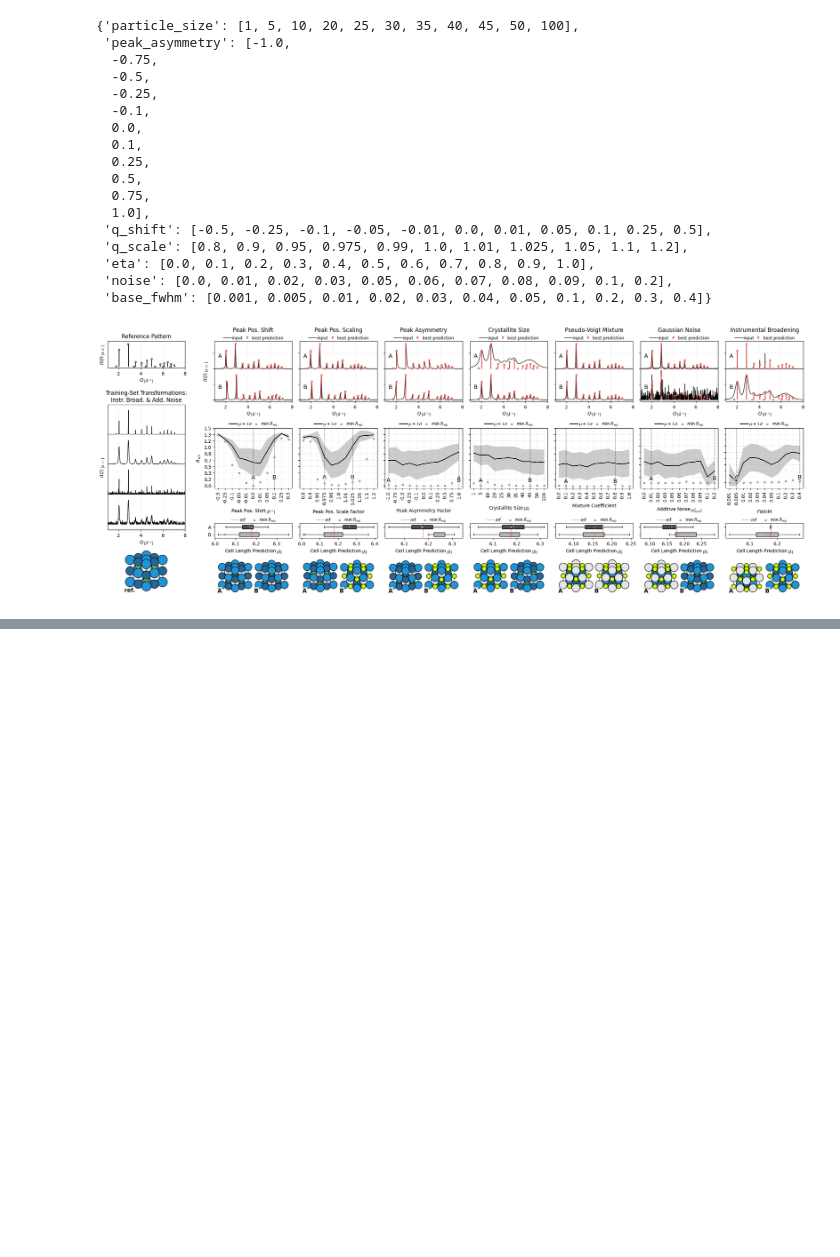
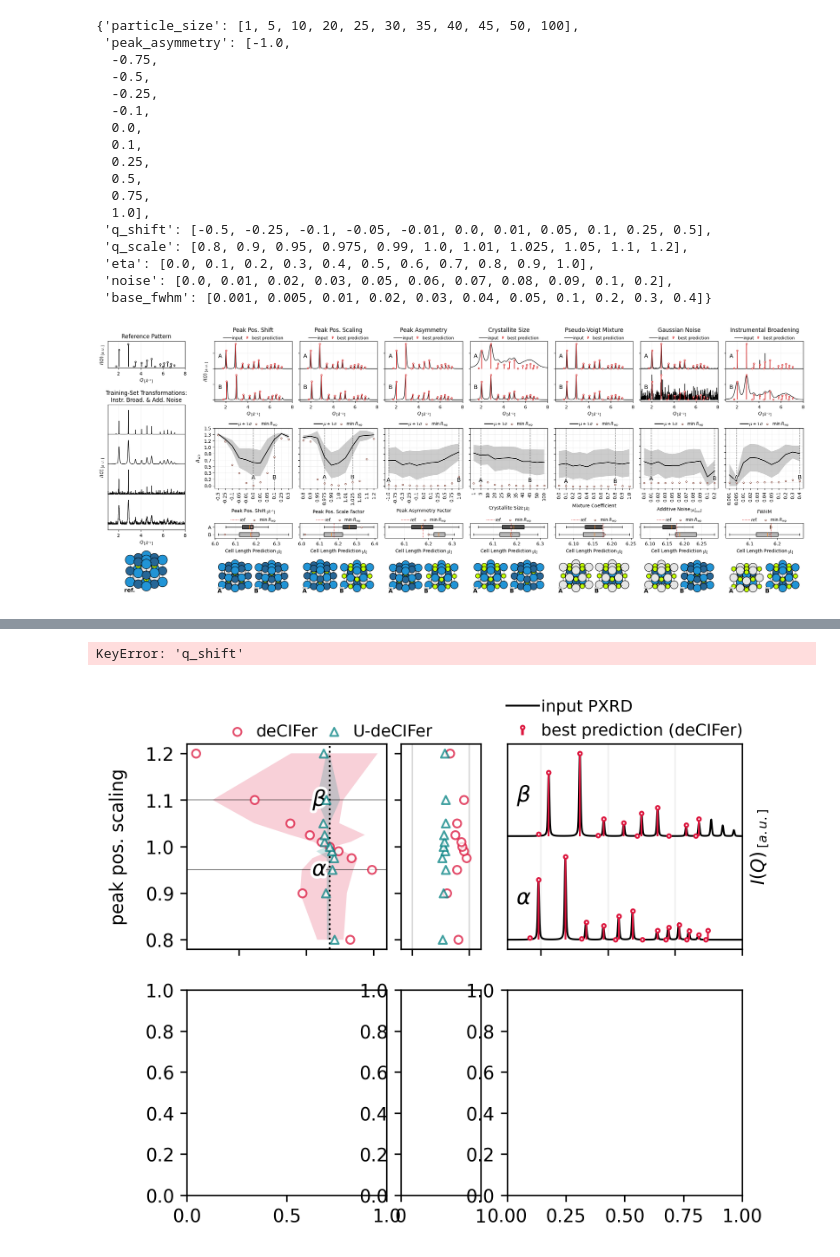
Before and after one commit to FrederikLizakJohansen/deCIFer, a Jupyter notebook: notebooks/ablation_final.ipynb, the cells around one changed output, grey strips where cells are left out. Saved outputs shown, nothing was run; the diff lists cells and outputs as text; code cells hidden in the pictures; blank space fills up the shorter version.

```diff
--- a/notebooks/ablation_final.ipynb
+++ b/notebooks/ablation_final.ipynb
@@ -820,0 +831,17 @@ plt.show()
+# %%
+# Load data
+#with open('../ablation_results_cubic_crystal_params_comp_2.pkl', "rb") as f:
+
+size_tag = 'xlarge'
+crystal_tag = 'cubic'
+constraint = 'comp'
+
+with open(f'../ablation_scaling_asymmetry_size_noise_{crystal_tag}_particle_size_{constraint}_new_{size_tag}.pkl', "rb") as f:
+    data = pickle.load(f)
+results_o = data["results"]
+default_params_dict = data["config"]["default_params_dict"]
+
+with open(f'../ablation_scaling_asymmetry_size_noise_{crystal_tag}_particle_size_{constraint}_new_{size_tag}_nocond.pkl', "rb") as f:
+    data = pickle.load(f)
+uresults_o = data["results"]
+udefault_params_dict = data["config"]["default_params_dict"]
@@ -820,0 +2212,61 @@ plt.show()
+# %%
+param_keys = [
+    {
+        "key": "q_scale",
+        "title": "peak pos. scaling",
+        "xlabel": "peak pos. scaling",
+        "unit": "",
+        "example_1_idx": 2,
+        "example_2_idx": 9,
+        "example_none_idx": 5,
+        "param_symbol_top": r"$\rhd\lhd$",
+        "param_symbol_top_rot": 0,
+        "param_symbol_bot": r"$\lhd\;\rhd$",
+        "param_symbol_bot_rot": 0,
+        "param_symbol_size": 12
+    },
+    {
+        "key": "q_shift",
+        "title": "Peak Pos. Shift",
+        "xlabel": "Peak Pos. Shift",
+        "unit": r"$_{\;[Å^{-1}]}$",
+        "example_1_idx": 2,
+        "example_2_idx": 8,
+        "example_none_idx": 5,
+        "param_symbol_top": r"$\lhd\lhd$",
+        "param_symbol_top_rot": 0,
+        "param_symbol_bot": r"$\rhd\rhd$",
+        "param_symbol_bot_rot": 0,
+        "param_symbol_size": 12
+    },
+]
+
+ablation_figure_structure_match_reversed(
+    results_o,
+    uresults_o,
+    param_keys,
+    "ablation_qs.pdf",
+    dpi=300,
+    figscale=1.0,
+    figlen=5.5,
+    fig_height_factor=2.25,
+    cell_min = None, #6.0,
+    cell_max = None, #6.3,
+    bbox_left=(0.7, 1.17),
+    ncol_left = 2,
+    bbox_right = (0.5, 1.29),
+    ncol_right = 1,
+    wspace_outer=0.1,
+    wspace_left=0.1,
+    AB_x = 6.1,
+    AB_symbols = [r"$\alpha$", r"$\beta$"],
+    cell_tags = ["a", "b", "c"],
+    show_mean = True,
+    show_best = True,
+    title_left = None, # "best prediction",
+    title_left_pad=17.0,
+    show_mid = True
+)
+# %% [output]
+KeyError: 'q_shift'
+[figure, added]
```
Also changed, not shown: parts of 14 cells of this notebook, 4 other files.
